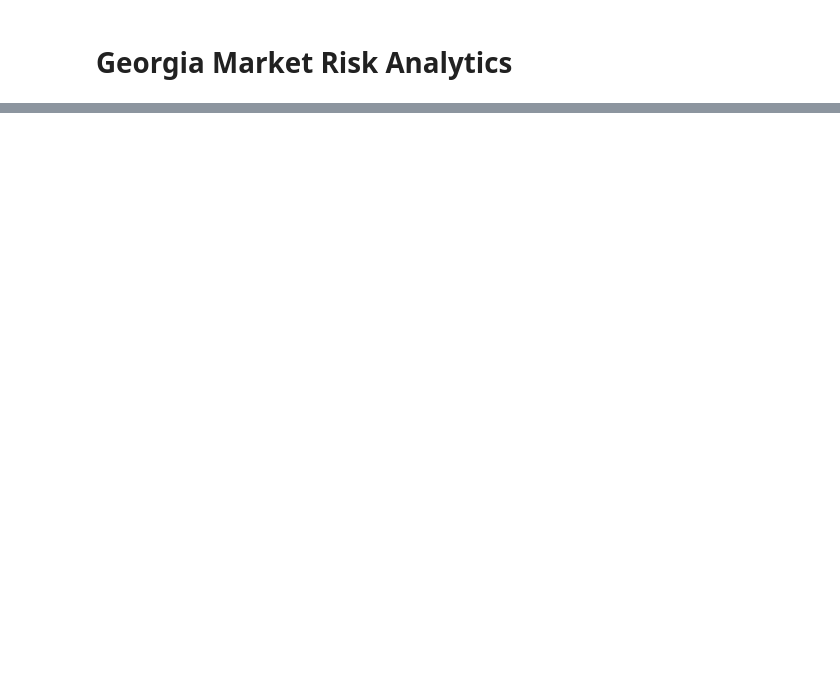
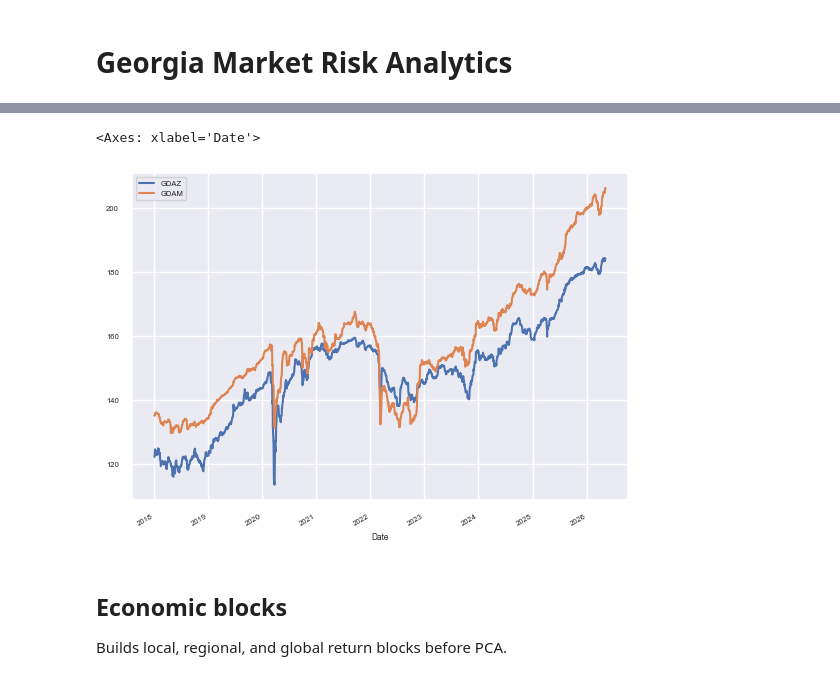
Before and after one commit to gmukhigulas1/Projects, a Jupyter notebook: Quant projects/Georgia Market Risk/Analytics.ipynb, the cells around one changed output, grey strips where cells are left out. Drawn from its saved outputs; the diff is of its cells as text; code cells hidden in the pictures; blank space fills up the shorter version.

```diff
--- a/Quant projects/Georgia Market Risk/Analytics.ipynb
+++ b/Quant projects/Georgia Market Risk/Analytics.ipynb
@@ -1010,0 +104,2 @@ Lasso is used here for same-day attribution, not prediction.
+# %%
+raw['ice_tri_levels'] = raw['ice_tri_levels'].drop(columns=['GDGE'])
@@ -1010,0 +221,37 @@ Lasso is used here for same-day attribution, not prediction.
+# %%
+master_index = raw["FX"].index
+
+ffill_limits = {
+    "FX": None,
+    "currencies": None,
+    "TIBR": 5,
+    "cryptos": 3,
+    "commodities": 5,
+    "yields": 5,
+    "all_market": None,
+    "bond_prices_filled": None,
+    "bond_yields_pct": None,
+    "ice_tri_levels": None,
+    "ice_price_levels": None,
+    "market_volumes": None,
+}
+
+
+def align_to_master(df, master_index, ffill_limit=None):
+    """
+    Reindex to master calendar.
+    Forward-fill only small gaps.
+    Do not backfill, because that would create artificial history.
+    """
+    out = df.reindex(master_index)
+
+    if ffill_limit is not None:
+        out = out.ffill(limit=ffill_limit)
+
+    return out
+
+
+levels = {
+    name: align_to_master(df, master_index, ffill_limits[name])
+    for name, df in raw.items()
+}
@@ -1010,0 +286,5 @@ Lasso is used here for same-day attribution, not prediction.
+# %%
+levels['ice_tri_levels'][['GDAZ','GDAM']].plot()
+# %% [output]
+<Axes: xlabel='Date'>
+[figure, added]
@@ -1010,0 +320,3 @@ Lasso is used here for same-day attribution, not prediction.
+# %% [markdown]
+## Economic blocks
+Builds local, regional, and global return blocks before PCA.
```
Also changed, not shown: parts of 137 cells of this notebook.
